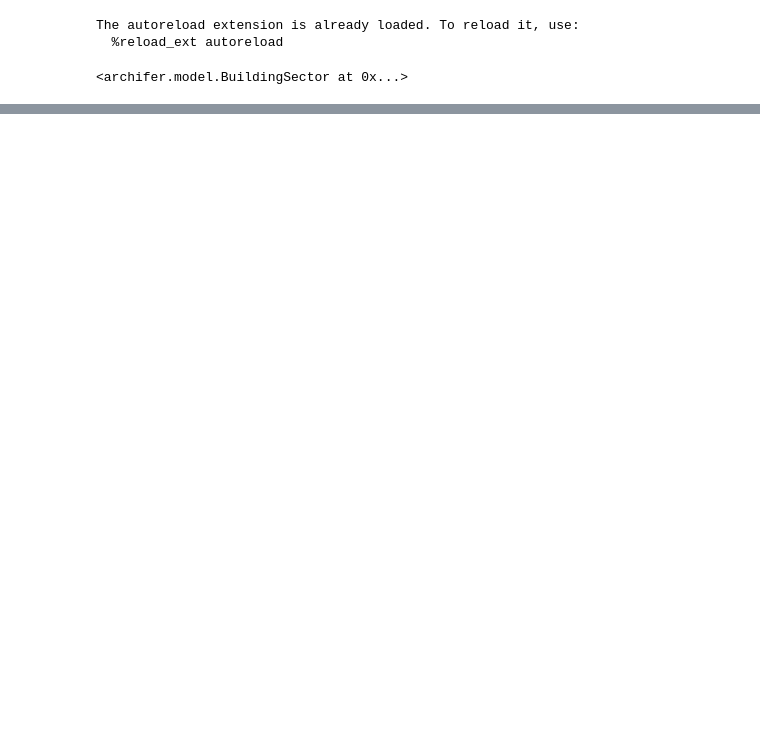
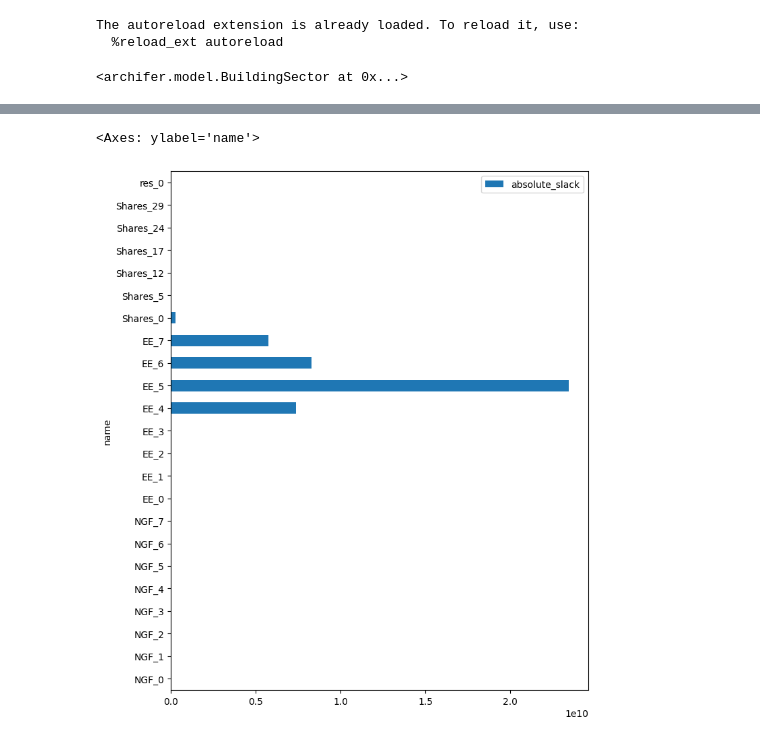
Before and after one commit to simonschaluppe/archifer, a Jupyter notebook: notebooks/dev.ipynb, the cells around one changed output, grey strips where cells are left out. Drawn from its saved outputs; the diff is of its cells as text; code cells hidden in the pictures; blank space fills up the shorter version.

```diff
--- a/notebooks/dev.ipynb
+++ b/notebooks/dev.ipynb
@@ -50,0 +180,12 @@ KeyError: 'Nettogrundfläche in Quadratmetern (in Klassen) (Ebene +1)'
+# %%
+slacks = bs.slack_df()
+slacks.head()
+slacks.plot(
+    x="name",
+    y="absolute_slack",
+    kind="barh",
+    figsize=(8, 10),
+)
+# %% [output]
+<Axes: ylabel='name'>
+[figure, added]
```
Also changed, not shown: parts of 9 cells of this notebook.
